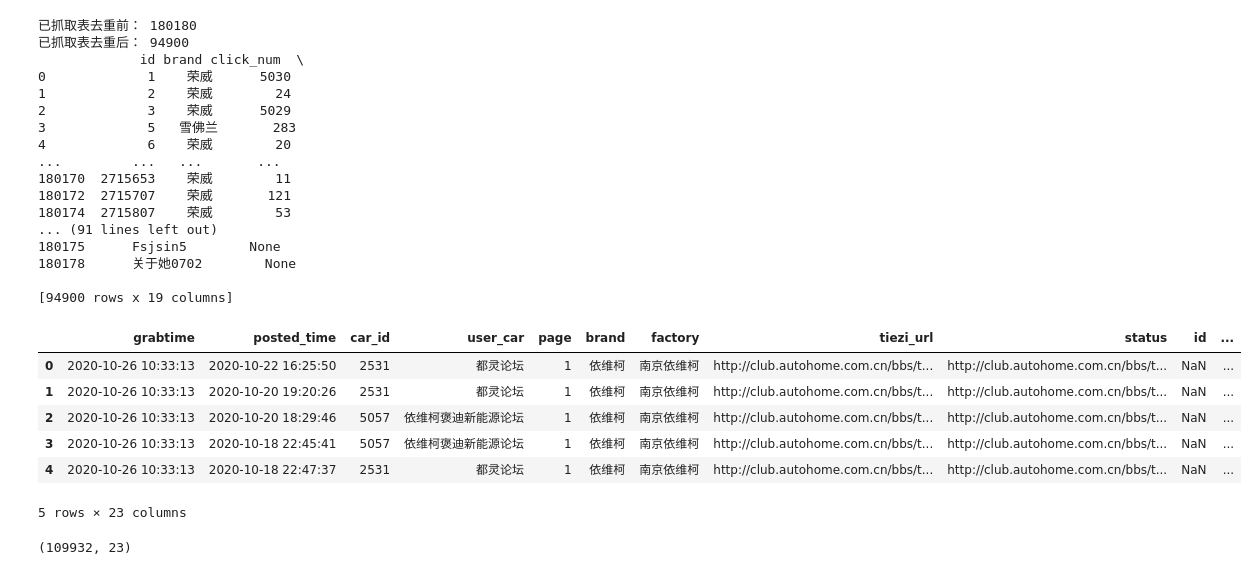
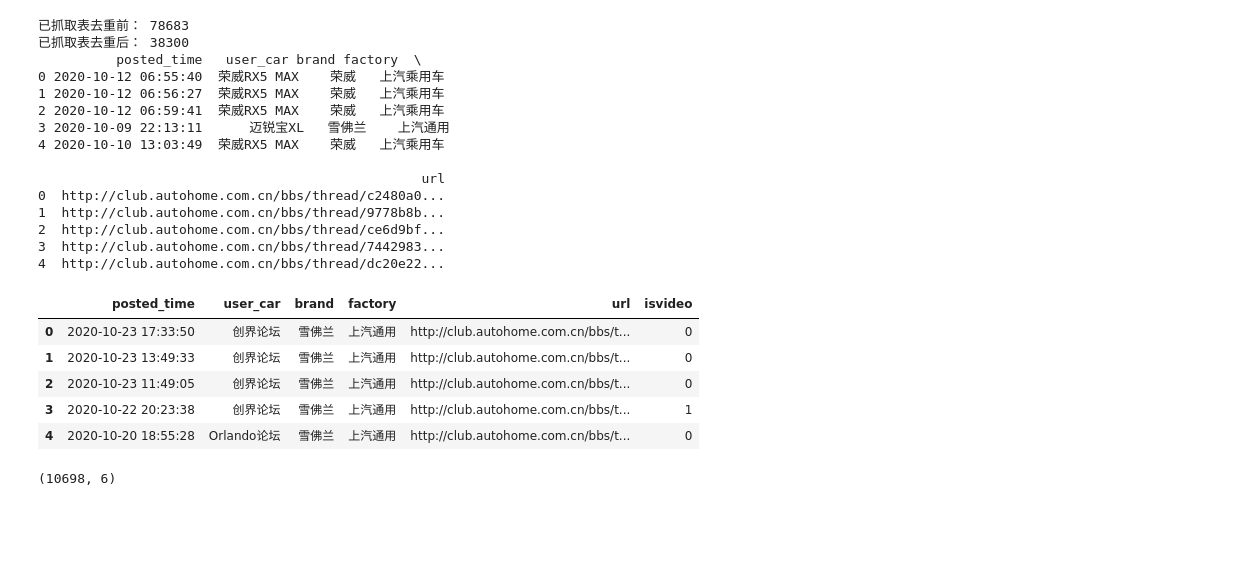
Before and after one commit to Flat-Chen/Unicdata_Chen, a Jupyter notebook: luntan/取汽车之家论坛遗漏url.ipynb, the cells around one changed output. Cells and saved outputs as stored; diff of their text form; code cells hidden in the pictures; blank space fills up the shorter version.

```diff
--- a/luntan/取汽车之家论坛遗漏url.ipynb
+++ b/luntan/取汽车之家论坛遗漏url.ipynb
@@ -22,13 +23,14 @@ print(the_day_before_yesterday, last_month)
 # SQL 查询语句
 # 总url
 try:
-#     获取表头
-    cursor.execute('''select * from autohome_luntan_allurl;''')
+    #     获取表头
+    cursor.execute(
+        '''select *  from autohome_luntan_allurl;''')
     cols1 = [i[0] for i in cursor.description]
     print(cols1)
     # 执行SQL语句
-    sql1 = "SELECT * FROM autohome_luntan_allurl WHERE posted_time <= '{}' AND  posted_time >= '{}'".format(
-    the_day_before_yesterday, last_month)
+    sql1 = "SELECT posted_time,user_car,brand,factory,tiezi_url,isvideo FROM autohome_luntan_allurl WHERE posted_time <= '{}' AND  posted_time >= '{}'".format(
+        the_day_before_yesterday, last_month)
     cursor.execute(sql1)
     # 获取所有记录列表
     results1 = cursor.fetchall()
@@ -43,11 +45,11 @@ except:
 # 已经抓取的url
 try:
     #     获取表头
-    cursor.execute('''select * from luntan_all_copy;''')
+    cursor.execute('''select *  from luntan_all_copy;''')
     cols2 = [i[0] for i in cursor.description]
     print(cols2)
     # 执行SQL语句
-    sql2 = "SELECT * FROM luntan_all_copy WHERE posted_time <= '{}' AND posted_time >= '{}' AND information_source = 'autohome'".format(
+    sql2 = "SELECT posted_time,user_car,brand,factory,url FROM luntan_all_copy WHERE posted_time <= '{}' AND posted_time >= '{}' AND information_source = 'autohome'".format(
         the_day_before_yesterday, last_month)
     cursor.execute(sql2)
     results2 = cursor.fetchall()
@@ -65,11 +67,11 @@ db.close()
 import pandas as pd
 import numpy as np
 
-df1 = pd.DataFrame(np.array(results1), columns=cols1)
+df1 = pd.DataFrame(np.array(results1), columns=['posted_time','user_car','brand','factory','url','isvideo'])
 print('总url表去重前：', len(df1))
-df1 = df1.drop_duplicates('tiezi_url')
+df1 = df1.drop_duplicates('url')
 print('总url表去重后：', len(df1))
-df1['tiezi_url'] = df1['tiezi_url'].map(lambda x: x.replace('https', 'http'))
+df1['url'] = df1['url'].map(lambda x: x.replace('https', 'http'))
 
-print(df1)
+print(df1.head())
 # %% [output]
@@ -93,43 +93,40 @@ print(df1)
 # %%
-df2 = pd.DataFrame(np.array(results2), columns=cols2)
+df2 = pd.DataFrame(np.array(results2), columns=['posted_time','user_car','brand','factory','url'])
 print('已抓取表去重前：', len(df2))
 df2 = df2.drop_duplicates('url')
 print('已抓取表去重后：', len(df2))
 df2['url'] = df2['url'].map(lambda x: x.replace('https', 'http'))
 
-print(df2)
+print(df2.head())
 # %% [output]
-已抓取表去重前： 180180
-已抓取表去重后： 94900
-             id brand click_num  \
-0             1    荣威      5030
-1             2    荣威        24
-2             3    荣威      5029
-3             5   雪佛兰       283
-4             6    荣威        20
-...         ...   ...       ...
-180170  2715653    荣威        11
-180172  2715707    荣威       121
-180174  2715807    荣威        53
-... (91 lines left out)
-180175      Fsjsin5        None
-180178      关于她0702        None
+已抓取表去重前： 78683
+已抓取表去重后： 38300
+          posted_time   user_car brand factory  \
+0 2020-10-12 06:55:40  荣威RX5 MAX    荣威   上汽乘用车
+1 2020-10-12 06:56:27  荣威RX5 MAX    荣威   上汽乘用车
+2 2020-10-12 06:59:41  荣威RX5 MAX    荣威   上汽乘用车
+3 2020-10-09 22:13:11      迈锐宝XL   雪佛兰    上汽通用
+4 2020-10-10 13:03:49  荣威RX5 MAX    荣威   上汽乘用车
 
-[94900 rows x 19 columns]
+                                                 url
+0  http://club.autohome.com.cn/bbs/thread/c2480a0...
+1  http://club.autohome.com.cn/bbs/thread/9778b8b...
+2  http://club.autohome.com.cn/bbs/thread/ce6d9bf...
+3  http://club.autohome.com.cn/bbs/thread/7442983...
+4  http://club.autohome.com.cn/bbs/thread/dc20e22...
 # %%
-df = df1.append(df2)
-df = df.append(df2)
-df.head()
+df1 = df1.append(df2)
+df1 = df1.append(df2)
+df1.head()
 # %% [output]
-|  | grabtime | posted_time | car_id | user_car | page | brand | factory | tiezi_url | status | id | ... |
-| 0 | 2020-10-26 10:33:13 | 2020-10-22 16:25:50 | 2531 | 都灵论坛 | 1 | 依维柯 | 南京依维柯 | http://club.autohome.com.cn/bbs/t... | http://club.autohome.com.cn/bbs/t... | NaN | ... |
-| 1 | 2020-10-26 10:33:13 | 2020-10-20 19:20:26 | 2531 | 都灵论坛 | 1 | 依维柯 | 南京依维柯 | http://club.autohome.com.cn/bbs/t... | http://club.autohome.com.cn/bbs/t... | NaN | ... |
-| 2 | 2020-10-26 10:33:13 | 2020-10-20 18:29:46 | 5057 | 依维柯褒迪新能源论坛 | 1 | 依维柯 | 南京依维柯 | http://club.autohome.com.cn/bbs/t... | http://club.autohome.com.cn/bbs/t... | NaN | ... |
-| 3 | 2020-10-26 10:33:13 | 2020-10-18 22:45:41 | 5057 | 依维柯褒迪新能源论坛 | 1 | 依维柯 | 南京依维柯 | http://club.autohome.com.cn/bbs/t... | http://club.autohome.com.cn/bbs/t... | NaN | ... |
-| 4 | 2020-10-26 10:33:13 | 2020-10-18 22:47:37 | 2531 | 都灵论坛 | 1 | 依维柯 | 南京依维柯 | http://club.autohome.com.cn/bbs/t... | http://club.autohome.com.cn/bbs/t... | NaN | ... |
+|  | posted_time | user_car | brand | factory | url | isvideo |
+| 0 | 2020-10-23 17:33:50 | 创界论坛 | 雪佛兰 | 上汽通用 | http://club.autohome.com.cn/bbs/t... | 0 |
+| 1 | 2020-10-23 13:49:33 | 创界论坛 | 雪佛兰 | 上汽通用 | http://club.autohome.com.cn/bbs/t... | 0 |
+| 2 | 2020-10-23 11:49:05 | 创界论坛 | 雪佛兰 | 上汽通用 | http://club.autohome.com.cn/bbs/t... | 0 |
+| 3 | 2020-10-22 20:23:38 | 创界论坛 | 雪佛兰 | 上汽通用 | http://club.autohome.com.cn/bbs/t... | 1 |
+| 4 | 2020-10-20 18:55:28 | Orlando论坛 | 雪佛兰 | 上汽通用 | http://club.autohome.com.cn/bbs/t... | 0 |
-5 rows × 23 columns
 # %%
-df0 = df.drop_duplicates(subset=['tiezi_url', 'url'], keep=False)
+df0 = df1.drop_duplicates(subset=['url'], keep=False)
 df0.shape
 # %% [output]
-(109932, 23)
+(10698, 6)
```
Also changed, not shown: parts of 13 cells of this notebook, 5 other files.
